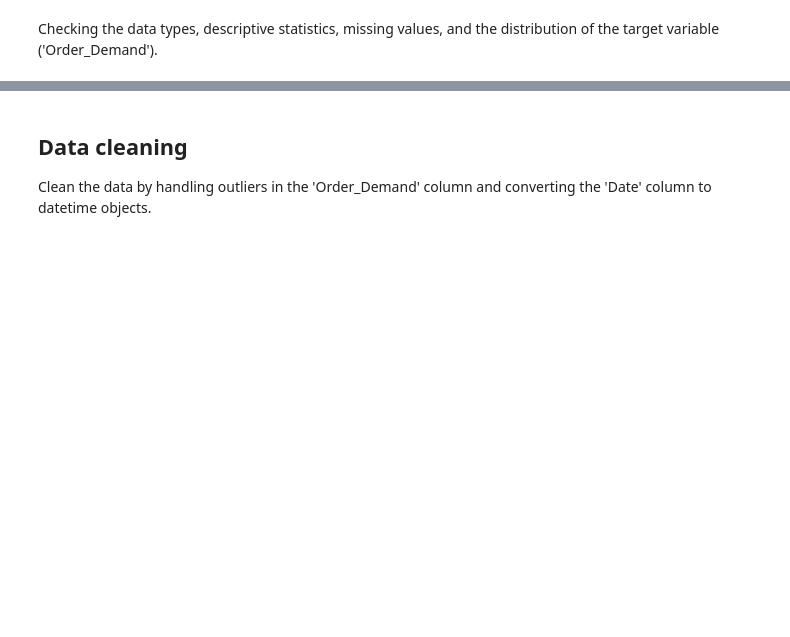
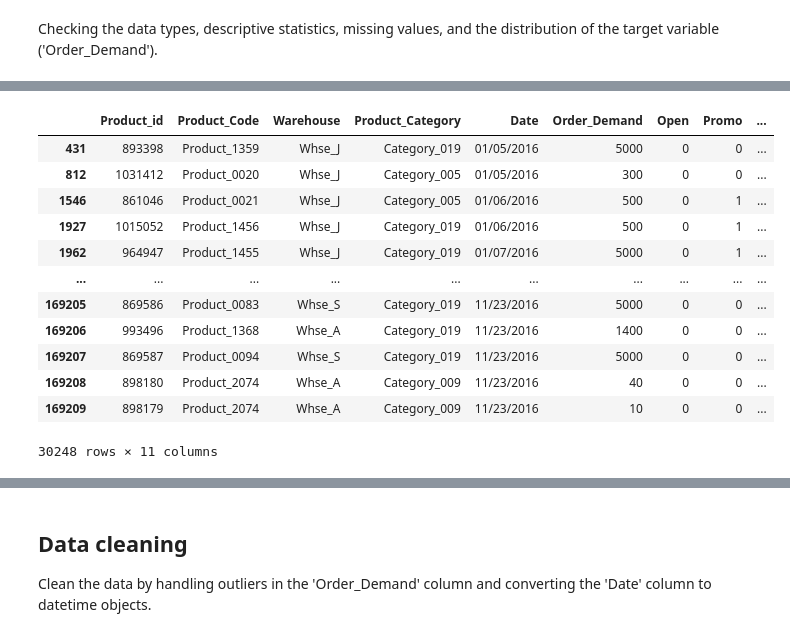
Before and after one commit to fasihfast/demand_forecasting_for_retail, a Jupyter notebook: Demand_Forecasting_Retail_using_Historical_data.ipynb, the cells around one changed output, grey strips where cells are left out. Cells and saved outputs as stored; diff of their text form; code cells hidden in the pictures; blank space fills up the shorter version.

```diff
--- a/Demand_Forecasting_Retail_using_Historical_data.ipynb
+++ b/Demand_Forecasting_Retail_using_Historical_data.ipynb
@@ -77 +77,17 @@ df.describe()
 | max | 1.048574e+06 | 2.500000e+06 | 1.000000 | 1.000000 | 1.000000 | 96.000000 |
+# %%
+df[(df['Open'] == 0) & (df['Order_Demand'] > 0)]
+# %% [output]
+|  | Product_id | Product_Code | Warehouse | Product_Category | Date | Order_Demand | Open | Promo | ... |
+| 431 | 893398 | Product_1359 | Whse_J | Category_019 | 01/05/2016 | 5000 | 0 | 0 | ... |
+| 812 | 1031412 | Product_0020 | Whse_J | Category_005 | 01/05/2016 | 300 | 0 | 0 | ... |
+| 1546 | 861046 | Product_0021 | Whse_J | Category_005 | 01/06/2016 | 500 | 0 | 1 | ... |
+| 1927 | 1015052 | Product_1456 | Whse_J | Category_019 | 01/06/2016 | 500 | 0 | 1 | ... |
+| 1962 | 964947 | Product_1455 | Whse_J | Category_019 | 01/07/2016 | 5000 | 0 | 1 | ... |
+| ... | ... | ... | ... | ... | ... | ... | ... | ... | ... |
+| 169205 | 869586 | Product_0083 | Whse_S | Category_019 | 11/23/2016 | 5000 | 0 | 0 | ... |
+| 169206 | 993496 | Product_1368 | Whse_A | Category_019 | 11/23/2016 | 1400 | 0 | 0 | ... |
+| 169207 | 869587 | Product_0094 | Whse_S | Category_019 | 11/23/2016 | 5000 | 0 | 0 | ... |
+| 169208 | 898180 | Product_2074 | Whse_A | Category_009 | 11/23/2016 | 40 | 0 | 0 | ... |
+| 169209 | 898179 | Product_2074 | Whse_A | Category_009 | 11/23/2016 | 10 | 0 | 0 | ... |
+30248 rows × 11 columns
```
Also changed, not shown: parts of 33 cells of this notebook.
